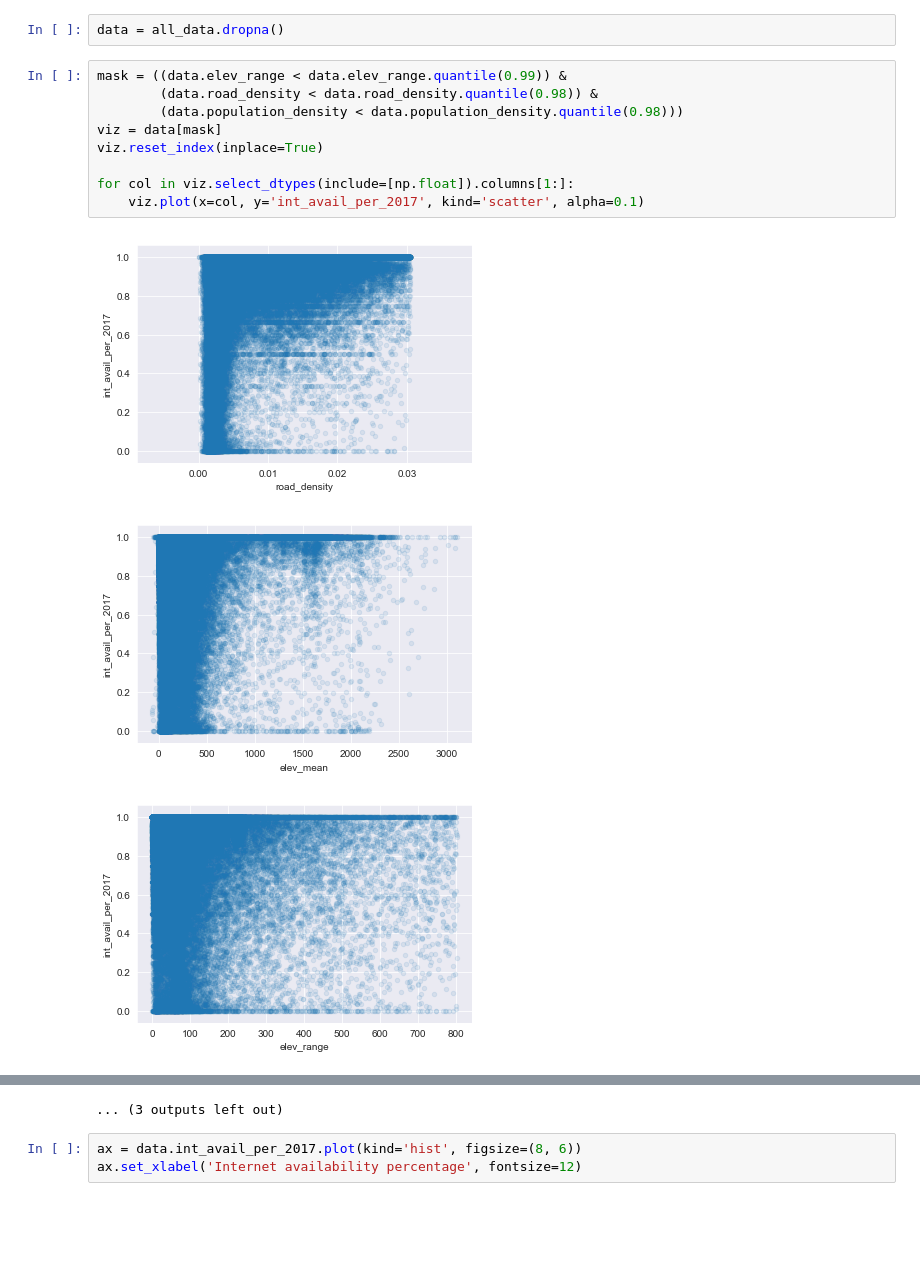
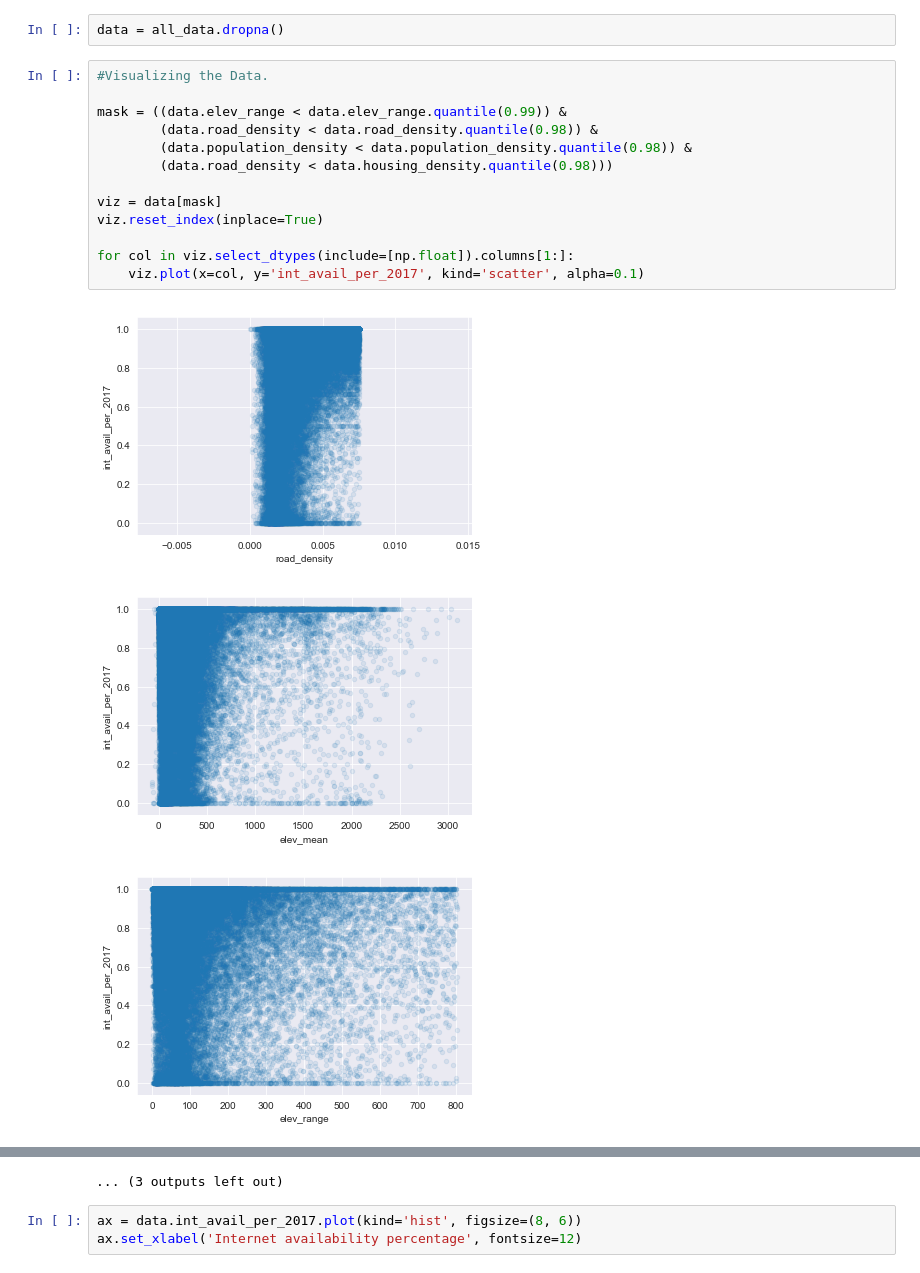
Before and after one commit to fccdsicapstone/data-exploration, a Jupyter notebook: internet_access_rate_analysis_model_balanced.ipynb, the cells around one changed output, grey strips where cells are left out. Saved outputs shown, nothing was run; the diff lists cells and outputs as text; blank space fills up the shorter version.

```diff
--- a/internet_access_rate_analysis_model_balanced.ipynb
+++ b/internet_access_rate_analysis_model_balanced.ipynb
@@ -112,15 +112,19 @@ dtype: float64
 # %%
 data = all_data.dropna()
 # %%
+#Visualizing the Data.
+
 mask = ((data.elev_range < data.elev_range.quantile(0.99)) &
         (data.road_density < data.road_density.quantile(0.98)) &
-        (data.population_density < data.population_density.quantile(0.98)))
+        (data.population_density < data.population_density.quantile(0.98)) &
+        (data.road_density < data.housing_density.quantile(0.98)))
+
 viz = data[mask]
 viz.reset_index(inplace=True)
 
 for col in viz.select_dtypes(include=[np.float]).columns[1:]:
     viz.plot(x=col, y='int_avail_per_2017', kind='scatter', alpha=0.1)
 # %% [output]
-[figure, old version]
+[figure, new version]
-[figure, old version]
+[figure, new version]
-[figure, old version]
+[figure, new version]
```
Also changed, not shown: parts of 12 cells of this notebook.
